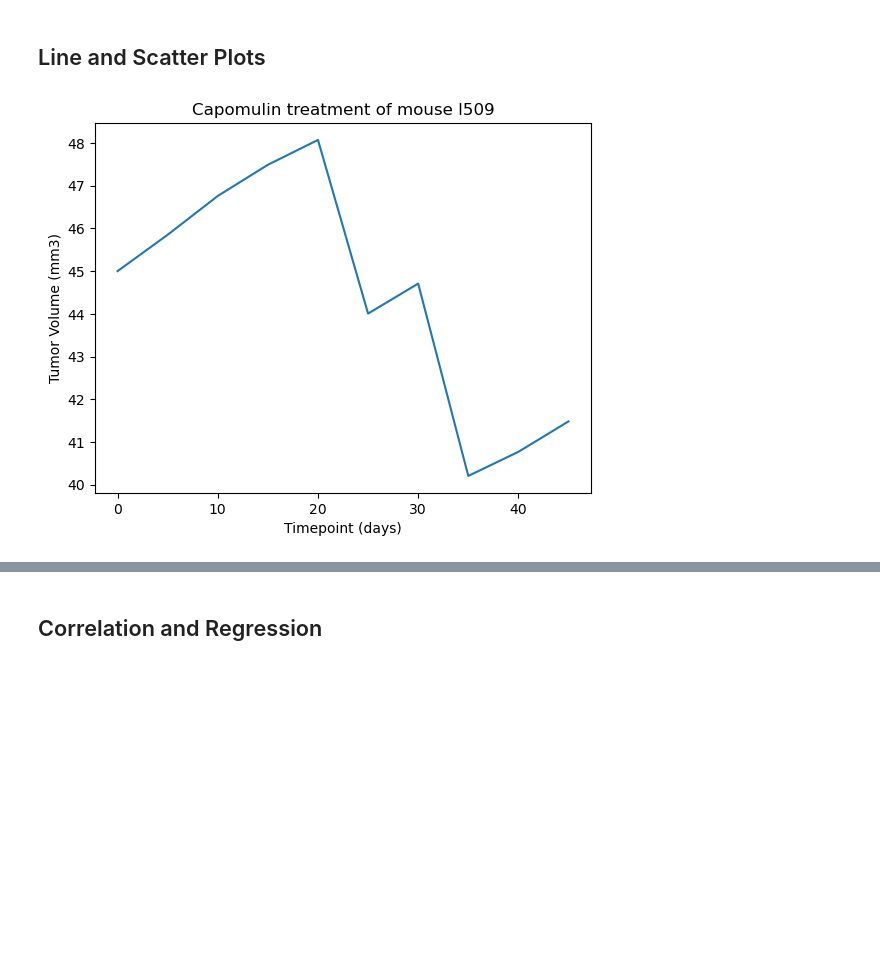
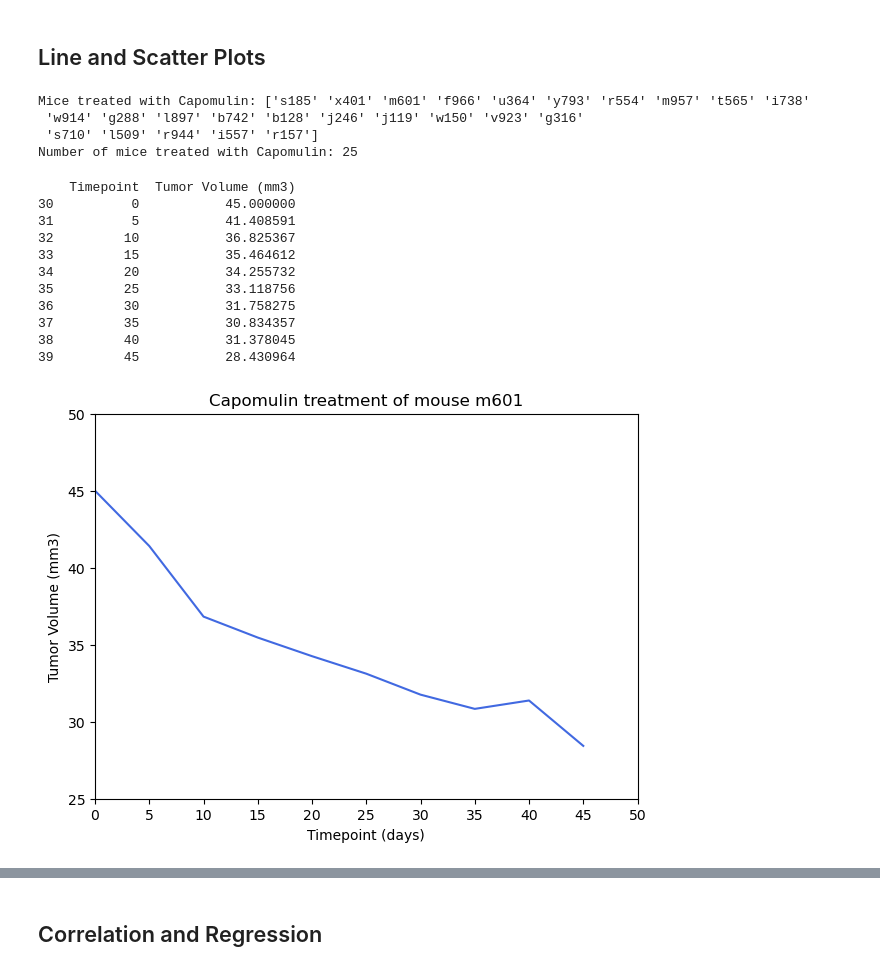
Before and after one commit to aferrodelgado/data-visualization-challenge, a Jupyter notebook: Pymaceuticals/pymaceuticals_starter.ipynb, the cells around one changed output, grey strips where cells are left out. Cells and saved outputs as stored; diff of their text form; code cells hidden in the pictures; blank space fills up the shorter version.

```diff
--- a/Pymaceuticals/pymaceuticals_starter.ipynb
+++ b/Pymaceuticals/pymaceuticals_starter.ipynb
@@ -240,8 +288,54 @@ Ceftamin's potential outliers: Series([], Name: Tumor Volume (mm3), dtype: float
 # %% [markdown]
 ## Line and Scatter Plots
+# %%
+#Filter for mice treated with Capomulin
+capomulin_data = combined_data[combined_data['Drug Regimen'] == 'Capomulin']
+
+# Extract unique Mouse IDs
+capomulin_mice = capomulin_data['Mouse ID'].unique()
+
+# Output the results
+print("Mice treated with Capomulin:", capomulin_mice)
+print("Number of mice treated with Capomulin:", len(capomulin_mice))
+# %% [output]
+Mice treated with Capomulin: ['s185' 'x401' 'm601' 'f966' 'u364' 'y793' 'r554' 'm957' 't565' 'i738'
+ 'w914' 'g288' 'l897' 'b742' 'b128' 'j246' 'j119' 'w150' 'v923' 'g316'
+ 's710' 'l509' 'r944' 'i557' 'r157']
+Number of mice treated with Capomulin: 25
 # %%
 # Generate a line plot of tumor volume vs. time point for a single mouse treated with Capomulin
+mouse_data = combined_data[(combined_data['Mouse ID'] == 'm601') & (combined_data['Drug Regimen'] == 'Capomulin')]
+print(mouse_data[['Timepoint', 'Tumor Volume (mm3)']])
 # %% [output]
-[figure, removed]
+    Timepoint  Tumor Volume (mm3)
+30          0           45.000000
+31          5           41.408591
+32         10           36.825367
+33         15           35.464612
+34         20           34.255732
+35         25           33.118756
+36         30           31.758275
+37         35           30.834357
+38         40           31.378045
+39         45           28.430964
+# %%
+# Generate a line plot of tumor volume vs. time point for a single mouse treated with Capomulin
+mouse_data = combined_data[(combined_data['Mouse ID'] == 'm601') & (combined_data['Drug Regimen'] == 'Capomulin')]
+
+# Plot the data
+plt.figure(figsize=(7,5))
+plt.plot(mouse_data['Timepoint'], mouse_data['Tumor Volume (mm3)'], linestyle='-', color='royalblue')
+plt.title('Capomulin treatment of mouse m601')
+plt.xlabel('Timepoint (days)')
+plt.ylabel('Tumor Volume (mm3)')
+
+#Setting x-axis and y-axis limits and ticks
+plt.xlim(0, 50)
+plt.ylim (25, 50)
+plt.xticks(range(0, 51, 5))
+plt.yticks(range(25, 51, 5))
+plt.show()
+# %% [output]
+[figure, added]
 # %%
 # Generate a scatter plot of mouse weight vs. the average observed tumor volume for the entire Capomulin regimen
```
Also changed, not shown: parts of 9 cells of this notebook.
